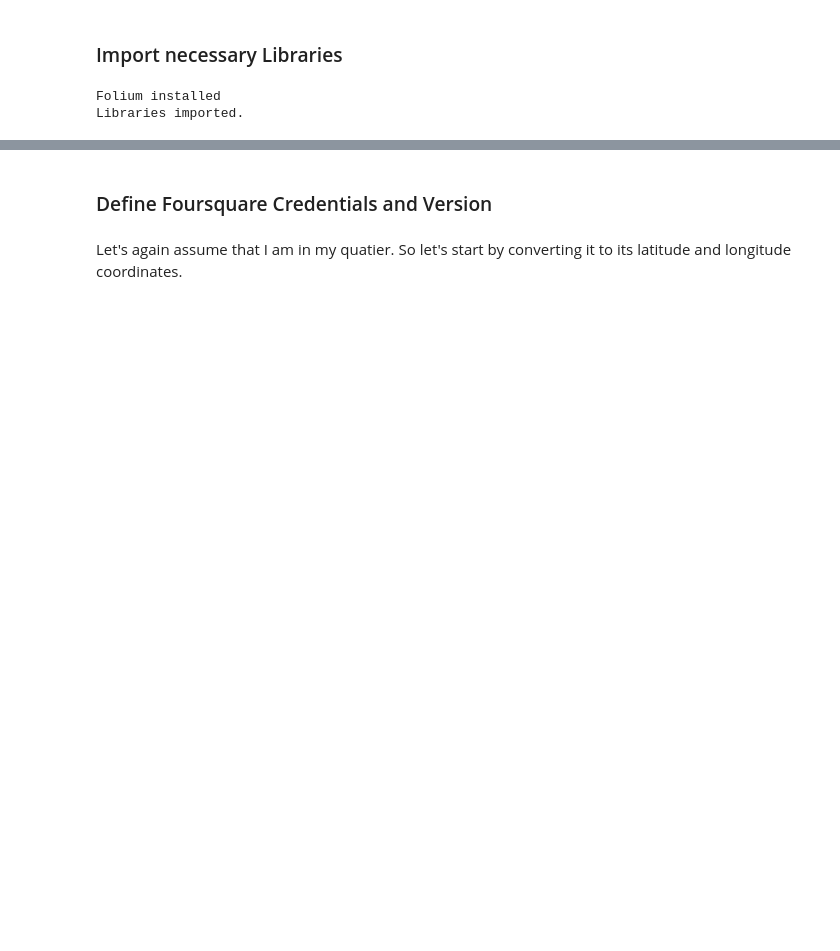
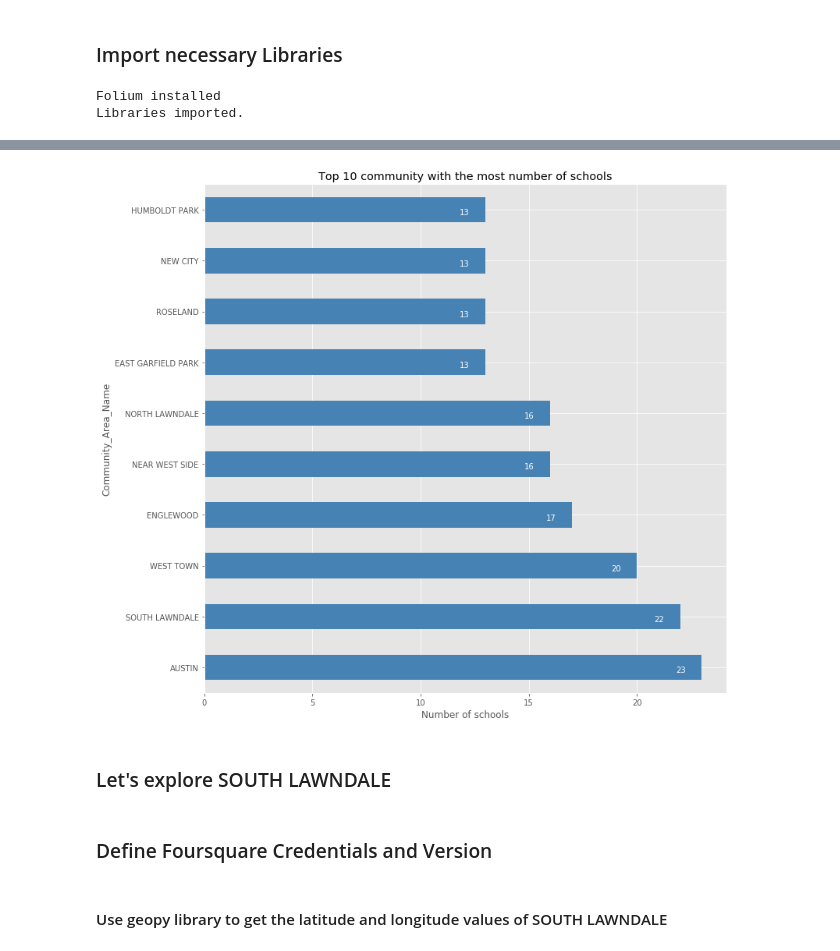
Before and after one commit to ngocpc/Applied-Data-Science-Capstone, a Jupyter notebook: The Battle of Neighborhoods.ipynb, the cells around one changed output, grey strips where cells are left out. Cells and saved outputs as stored; diff of their text form; code cells hidden in the pictures; blank space fills up the shorter version.

```diff
--- a/The Battle of Neighborhoods.ipynb
+++ b/The Battle of Neighborhoods.ipynb
@@ -25,0 +93,5 @@ Libraries imported.
+# %%
+# convert some object columns to float
+df_crime.dropna(inplace=True)
+df_crime = df_crime.apply(pd.to_numeric, errors='ignore')
+df_crime.dtypes
@@ -25,0 +297,11 @@ Libraries imported.
+# %%
+# Top 10 community by number of puclic schoools
+res = %sql SELECT "Community_Area_Name",\
+        COUNT("Elementary, Middle, or High School") AS "Number of Schools" FROM "CHICAGO_PUBLIC_SCHOOLS"\
+        GROUP BY "Community_Area_Name"\
+        ORDER BY "Number of Schools" DESC\
+        LIMIT 10;
+community_top10 = res.DataFrame()
+community_top10 = community_top10.apply(pd.to_numeric, errors='ignore')
+community_top10.set_index(['Community_Area_Name'], inplace=True)
+community_top10
@@ -26,3 +323,22 @@ Libraries imported.
+# %%
+df_top10 = community_top10['Number of Schools']
+
+df_top10.plot(kind='barh', figsize=(12, 12), color='steelblue')
+
+# annotate value labels to each country
+for index, value in enumerate(df_top10):
+    label = format(int(value), ',') # format int with commas
+
+    # place text at the end of bar (subtracting 47000 from x, and 0.1 from y to make it fit within the bar)
+    plt.annotate(label, xy=(value - 1.2, index - 0.10), color='white')
+
+plt.xlabel('Number of schools')
+plt.title('Top 10 community with the most number of schools')
+plt.show()
+# %% [output]
+[figure, added]
+# %% [markdown]
+### Let's explore SOUTH LAWNDALE
 # %% [markdown]
 ### Define Foursquare Credentials and Version
 # %%
@@ -33,3 +349,3 @@ LIMIT = 30
-# %% [markdown]
-Let's again assume that I am in my quatier. So let's start by converting it to its latitude and longitude coordinates.
+# %% [markdown]
+#### Use geopy library to get the latitude and longitude values of SOUTH LAWNDALE
 # %%
```
Also changed, not shown: parts of 50 cells of this notebook, 6 other files.
